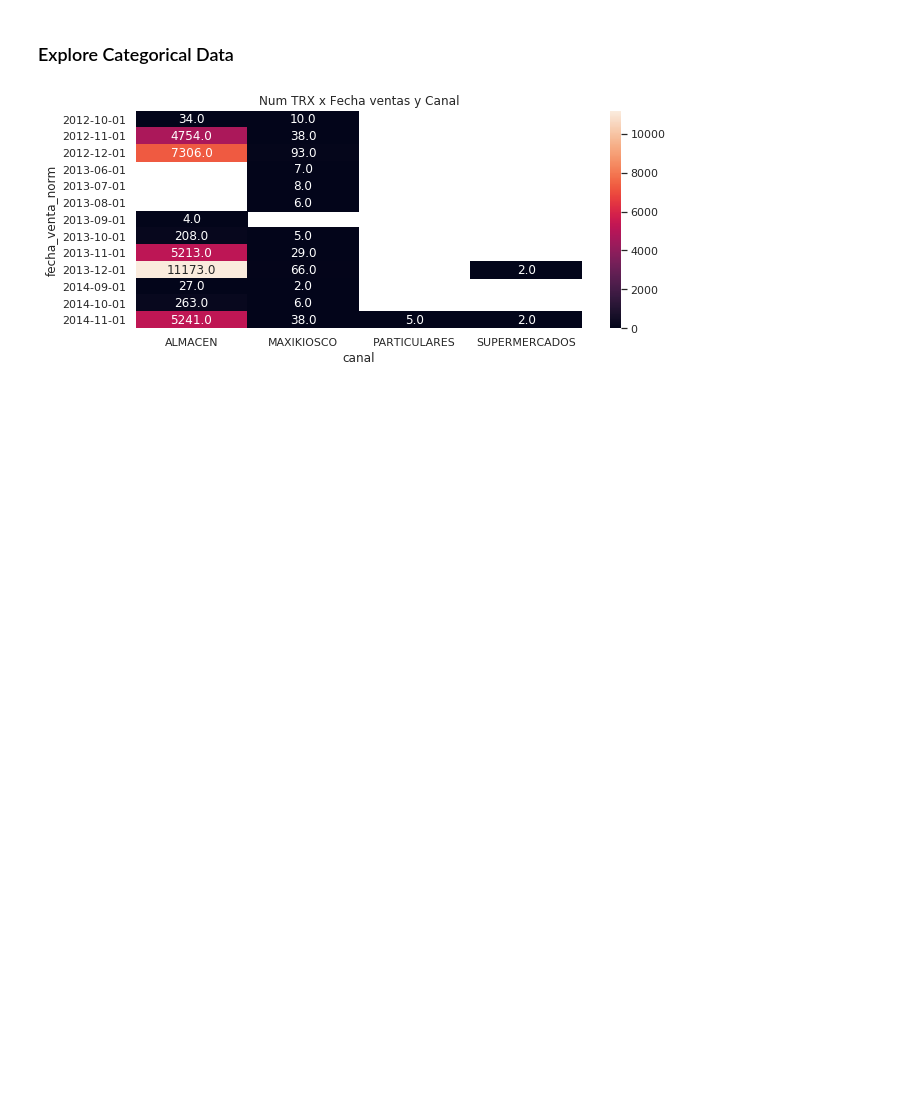
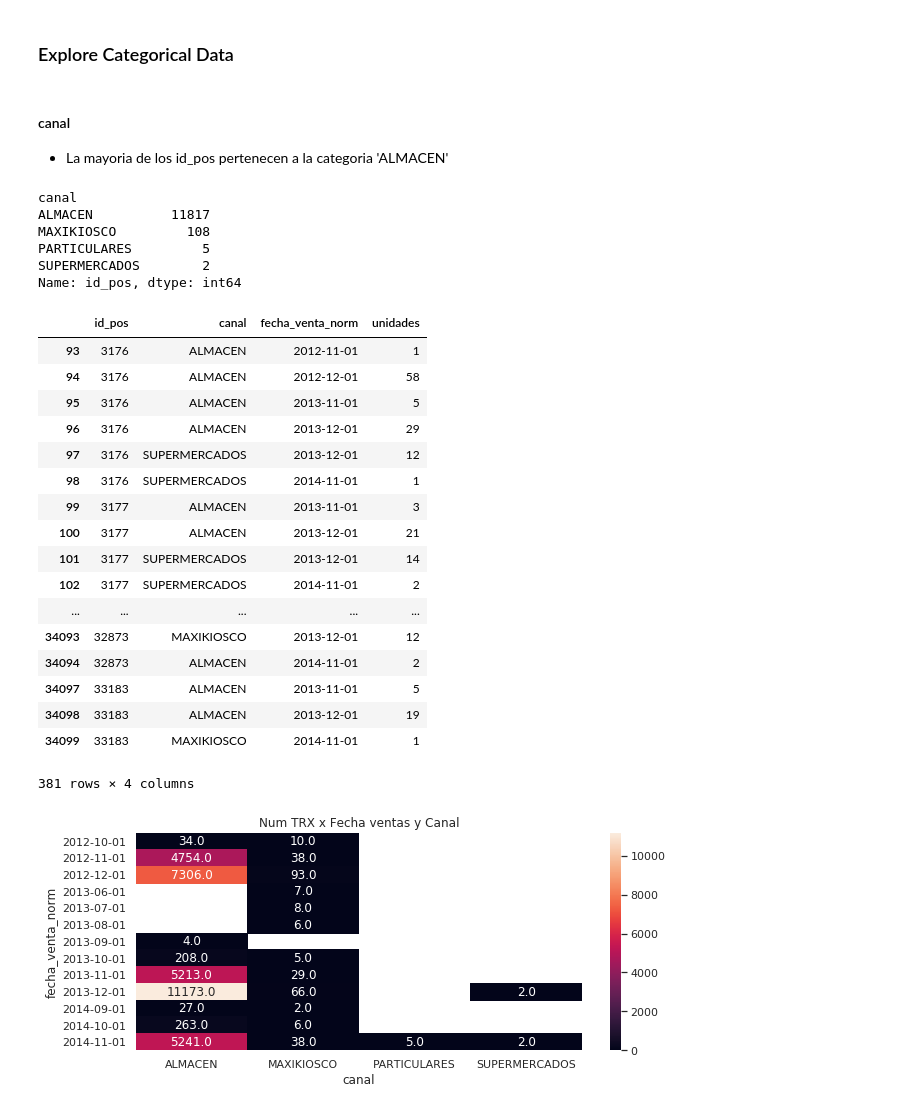
Before and after one commit to Guillin/alixpartners, a Jupyter notebook: notebooks/simple_eda_aggr.ipynb, the cells around one changed output. Saved outputs shown, nothing was run; the diff lists cells and outputs as text; code cells hidden in the pictures; blank space fills up the shorter version.

```diff
--- a/notebooks/simple_eda_aggr.ipynb
+++ b/notebooks/simple_eda_aggr.ipynb
@@ -1062,6 +1062,41 @@ mediana_valor_hogar      0
 dtype: int64
 # %% [markdown]
 ### Explore Categorical Data
+# %% [markdown]
+#### canal
+- La mayoria de los id_pos pertenecen a la categoria 'ALMACEN'
+# %%
+rawdata.groupby(['canal']).id_pos.nunique()
+# %% [output]
+canal
+ALMACEN          11817
+MAXIKIOSCO         108
+PARTICULARES         5
+SUPERMERCADOS        2
+Name: id_pos, dtype: int64
+# %%
+rawdata_tmp = rawdata.groupby(['id_pos']).canal.nunique().reset_index()
+# %%
+rawdata[rawdata.id_pos.isin(rawdata_tmp[rawdata_tmp.canal > 1]['id_pos'].values)][['id_pos','canal','fecha_venta_norm','unidades']]
+# %% [output]
+|  | id_pos | canal | fecha_venta_norm | unidades |
+| 93 | 3176 | ALMACEN | 2012-11-01 | 1 |
+| 94 | 3176 | ALMACEN | 2012-12-01 | 58 |
+| 95 | 3176 | ALMACEN | 2013-11-01 | 5 |
+| 96 | 3176 | ALMACEN | 2013-12-01 | 29 |
+| 97 | 3176 | SUPERMERCADOS | 2013-12-01 | 12 |
+| 98 | 3176 | SUPERMERCADOS | 2014-11-01 | 1 |
+| 99 | 3177 | ALMACEN | 2013-11-01 | 3 |
+| 100 | 3177 | ALMACEN | 2013-12-01 | 21 |
+| 101 | 3177 | SUPERMERCADOS | 2013-12-01 | 14 |
+| 102 | 3177 | SUPERMERCADOS | 2014-11-01 | 2 |
+| ... | ... | ... | ... | ... |
+| 34093 | 32873 | MAXIKIOSCO | 2013-12-01 | 12 |
+| 34094 | 32873 | ALMACEN | 2014-11-01 | 2 |
+| 34097 | 33183 | ALMACEN | 2013-11-01 | 5 |
+| 34098 | 33183 | ALMACEN | 2013-12-01 | 19 |
+| 34099 | 33183 | MAXIKIOSCO | 2014-11-01 | 1 |
+381 rows × 4 columns
 # %%
 plt.figure(figsize=(10,4))
 df = rawdata.pivot_table(index='fecha_venta_norm', columns='canal',
```
Also changed, not shown: parts of 1 cell of this notebook, 7 other files.
